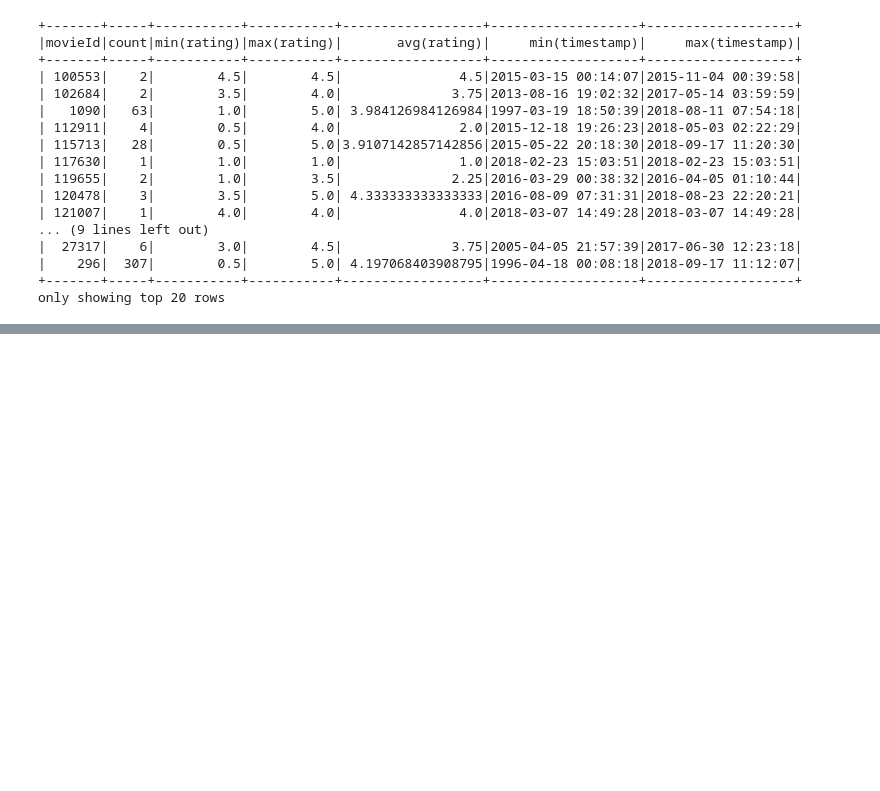
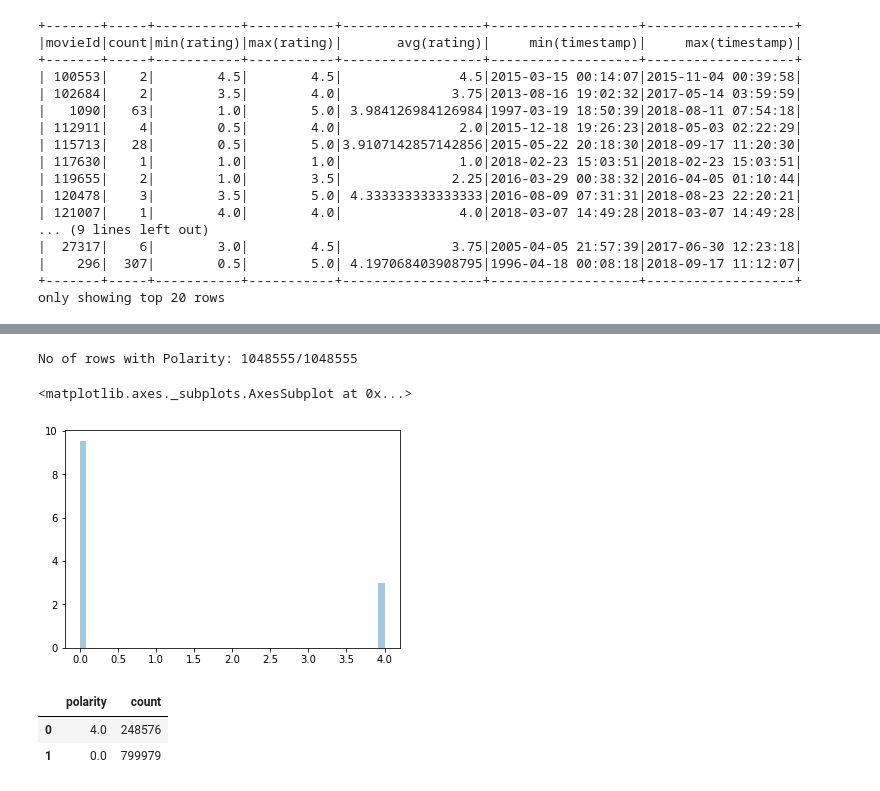
Before and after one commit to ZinhNguyen/todolist, a Jupyter notebook: Prac1.ipynb, the cells around one changed output, grey strips where cells are left out. Saved outputs shown, nothing was run; the diff lists cells and outputs as text; code cells hidden in the pictures; blank space fills up the shorter version.

```diff
--- a/Prac1.ipynb
+++ b/Prac1.ipynb
@@ -2124,0 +2395,4 @@ only showing top 10 rows
+# %%
+raw_training_data = spark.read.options(delimiter=',').schema("polarity Float, text STRING").csv("training.1600000.processed.noemoticon.csv")
+raw_training_data.printSchema()
+raw_training_data.show(20)
@@ -2124,0 +2417,16 @@ only showing top 10 rows
+# %%
+df = raw_training_data.select("polarity").na.drop()
+print(f"No of rows with Polarity: {df.count()}/{raw_training_data.count()}")
+sns.distplot(df.toPandas())
+# %% [output]
+No of rows with Polarity: 1048555/1048555
+<matplotlib.axes._subplots.AxesSubplot at 0x...>
+[figure, added]
+# %%
+polariry_df = raw_training_data.select("polarity").cache()
+
+polariry_df.groupBy("polarity").count().toPandas()
+# %% [output]
+|  | polarity | count |
+| 0 | 4.0 | 248576 |
+| 1 | 0.0 | 799979 |
```
Also changed, not shown: parts of 34 cells of this notebook.
